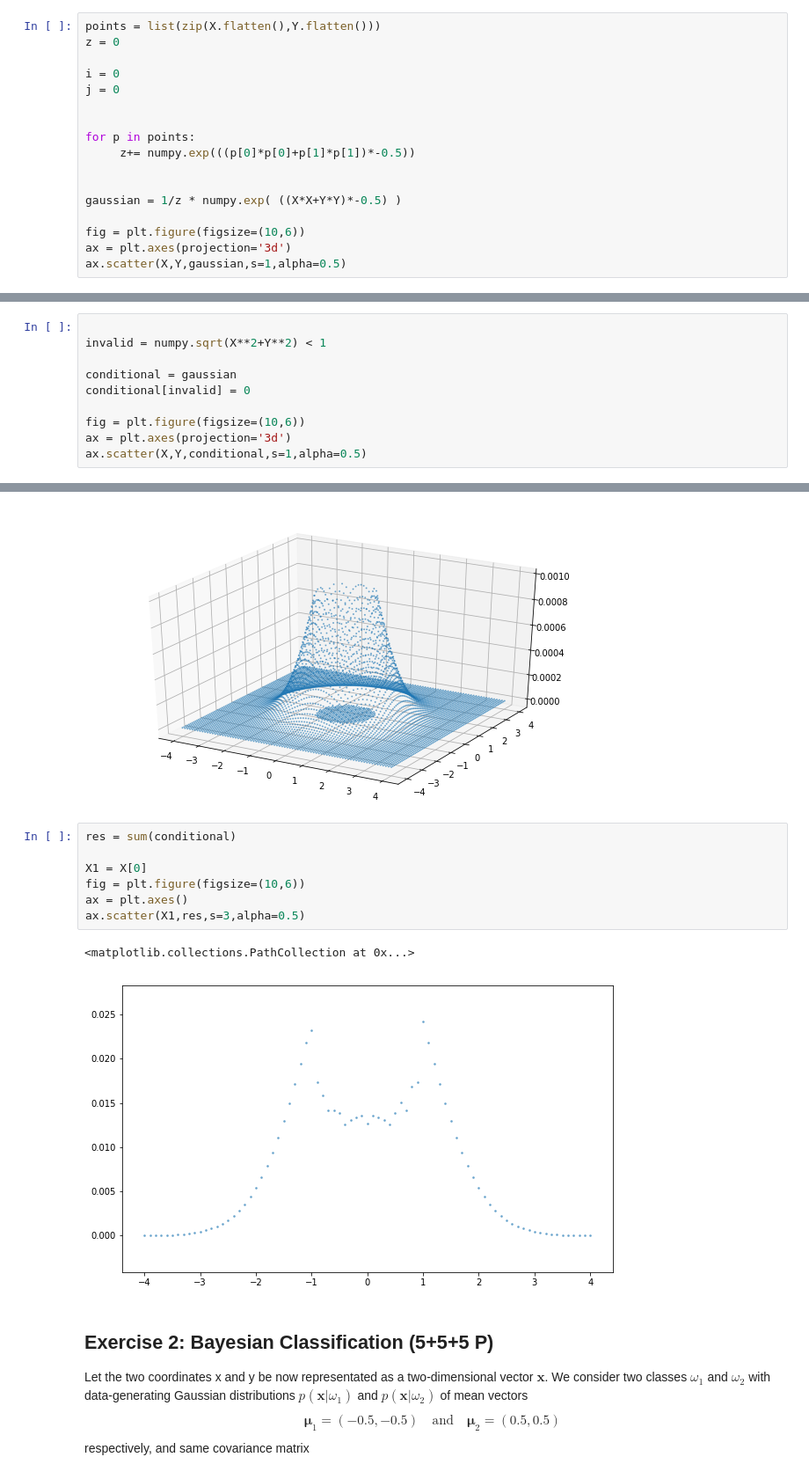
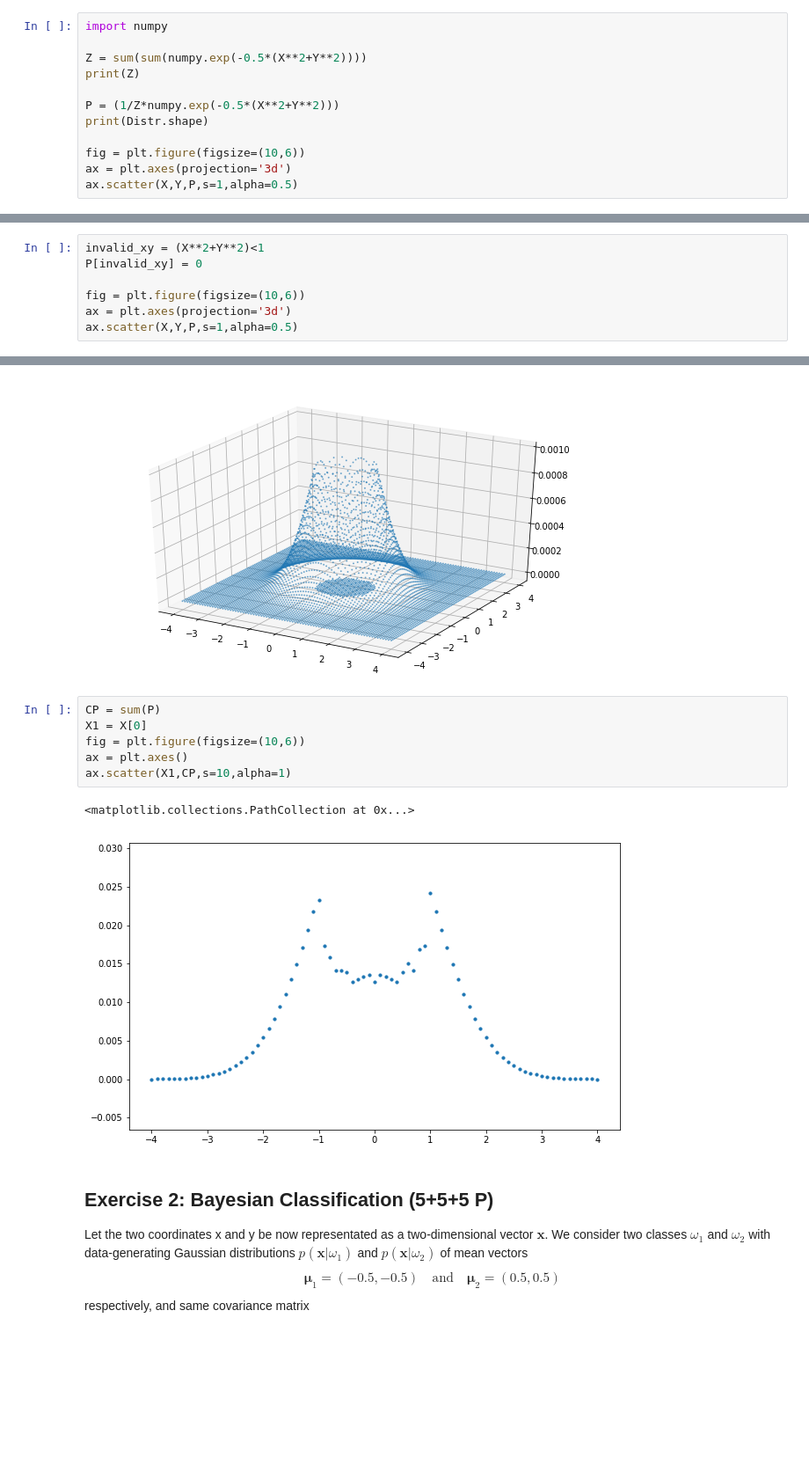
Before and after one commit to Ahmed-Atef/Python-for-Machine-Learning-Assignments, a Jupyter notebook: Programming_ML_1/sheet01.ipynb, the cells around one changed output, grey strips where cells are left out. Shown at 88% size. Saved outputs shown, nothing was run; the diff lists cells and outputs as text; blank space fills up the shorter version.

```diff
--- a/Programming_ML_1/sheet01.ipynb
+++ b/Programming_ML_1/sheet01.ipynb
@@ -77,19 +80,14 @@ where the sum runs over the whole discretized space.
 * **Marginalize the conditioned distribution $Q(x,y)$ over $y$, and plot the resulting distribution $Q(x)$.**
 # %%
-points = list(zip(X.flatten(),Y.flatten()))
-z = 0
+import numpy
 
-i = 0
-j = 0
+Z = sum(sum(numpy.exp(-0.5*(X**2+Y**2))))
+print(Z)
 
-
-for p in points:
-     z+= numpy.exp(((p[0]*p[0]+p[1]*p[1])*-0.5))
-
-
-gaussian = 1/z * numpy.exp( ((X*X+Y*Y)*-0.5) )
+P = (1/Z*numpy.exp(-0.5*(X**2+Y**2)))
+print(Distr.shape)
 
 fig = plt.figure(figsize=(10,6))
 ax = plt.axes(projection='3d')
-ax.scatter(X,Y,gaussian,s=1,alpha=0.5)
+ax.scatter(X,Y,P,s=1,alpha=0.5)
 # %% [output]
@@ -109,27 +97,23 @@ ax.scatter(X,Y,gaussian,s=1,alpha=0.5)
 [figure]
 # %%
-
-invalid = numpy.sqrt(X**2+Y**2) < 1
-
-conditional = gaussian
-conditional[invalid] = 0
+invalid_xy = (X**2+Y**2)<1
+P[invalid_xy] = 0
 
 fig = plt.figure(figsize=(10,6))
 ax = plt.axes(projection='3d')
-ax.scatter(X,Y,conditional,s=1,alpha=0.5)
+ax.scatter(X,Y,P,s=1,alpha=0.5)
 # %% [output]
 <mpl_toolkits.mplot3d.art3d.Path3DCollection at 0x...>
 [figure]
 # %%
-res = sum(conditional)
-
+CP = sum(P)
 X1 = X[0]
 fig = plt.figure(figsize=(10,6))
 ax = plt.axes()
-ax.scatter(X1,res,s=3,alpha=0.5)
+ax.scatter(X1,CP,s=10,alpha=1)
 # %% [output]
 <matplotlib.collections.PathCollection at 0x...>
-[figure, old version]
+[figure, new version]
 # %% [markdown]
 ## Exercise 2: Bayesian Classification (5+5+5 P)
 
```
Also changed, not shown: parts of 8 cells of this notebook.
